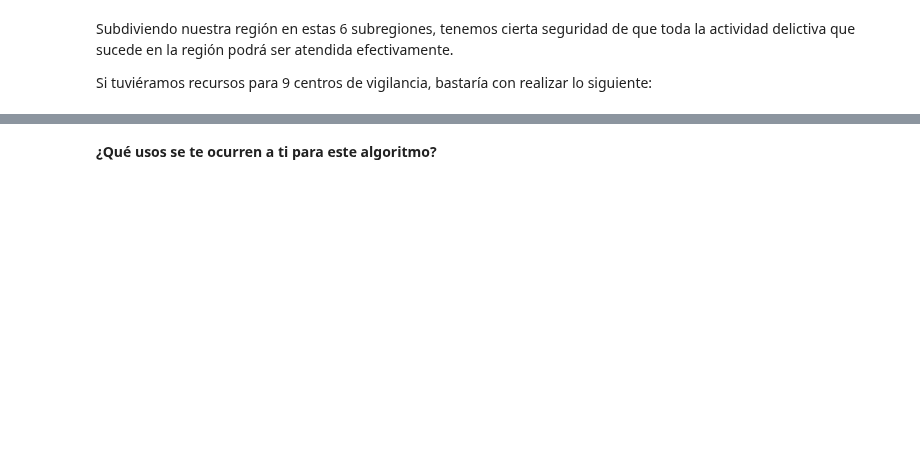
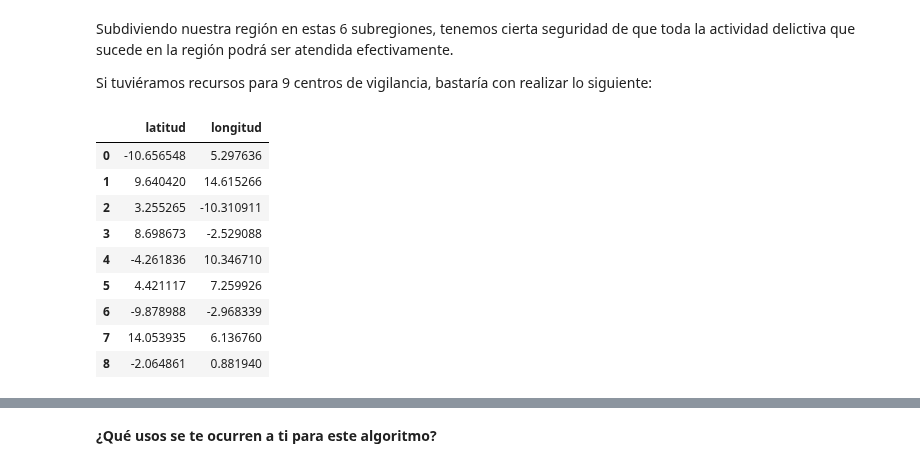
Before and after one commit to beduExpert/B2-Analisis-de-Datos-con-Python-2020, a Jupyter notebook: Sesion-08/Ejemplo-01/k_medias.ipynb, the cells around one changed output, grey strips where cells are left out. Cells and saved outputs as stored; diff of their text form; code cells hidden in the pictures; blank space fills up the shorter version.

```diff
--- a/Sesion-08/Ejemplo-01/k_medias.ipynb
+++ b/Sesion-08/Ejemplo-01/k_medias.ipynb
@@ -104,6 +104,21 @@ k_means_9 = KMeans(n_clusters=9, max_iter=10000)
 k_means_9.fit(df[['latitud', 'longitud']])
 centers_9 = k_means_9.cluster_centers_
 clasificaciones_9 = k_means_9.predict(df[['latitud', 'longitud']])
+# %%
+centers = k_means_9.cluster_centers_
+centers = pd.DataFrame(centers, columns=['latitud', 'longitud'])
+centers
+# %% [output]
+|  | latitud | longitud |
+| 0 | -10.656548 | 5.297636 |
+| 1 | 9.640420 | 14.615266 |
+| 2 | 3.255265 | -10.310911 |
+| 3 | 8.698673 | -2.529088 |
+| 4 | -4.261836 | 10.346710 |
+| 5 | 4.421117 | 7.259926 |
+| 6 | -9.878988 | -2.968339 |
+| 7 | 14.053935 | 6.136760 |
+| 8 | -2.064861 | 0.881940 |
 # %%
 fig = plt.figure()
 ax = fig.add_subplot()
```
Also changed, not shown: parts of 5 cells of this notebook.
